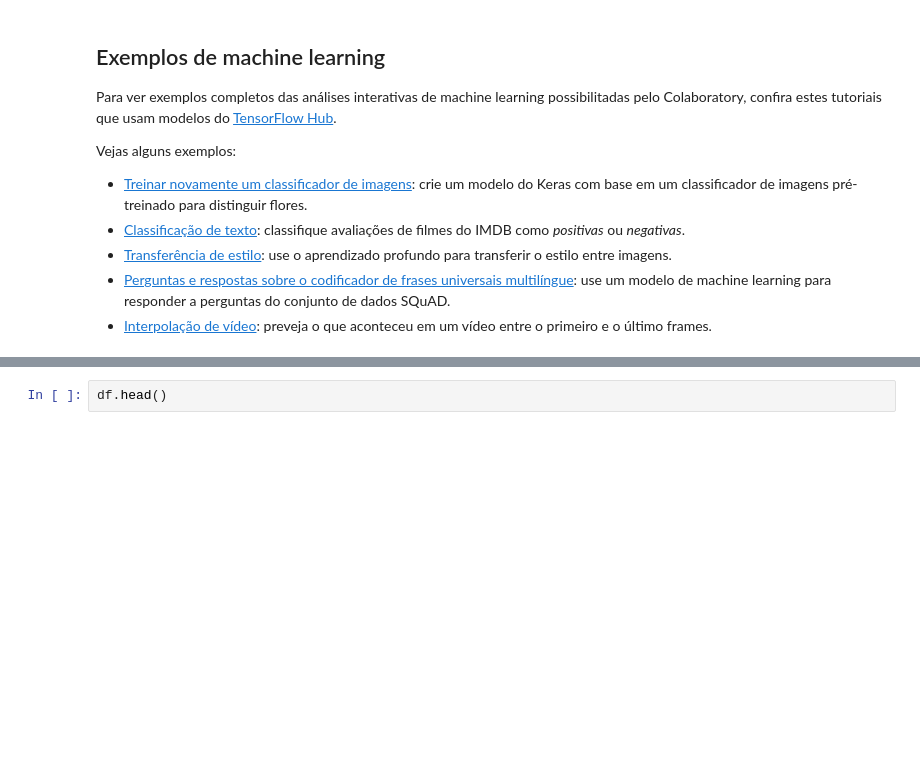
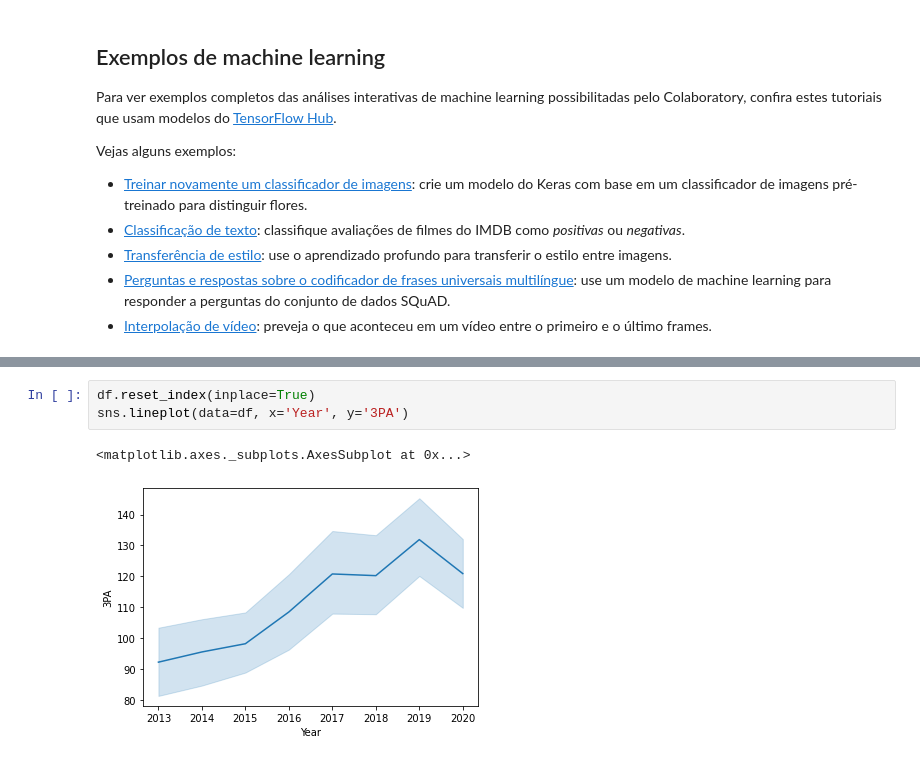
Before and after one commit to smilesrgouveia/Aula, a Jupyter notebook: ArmazenamentodeDados_trilha2.ipynb, the cells around one changed output, grey strips where cells are left out. Drawn from its saved outputs; the diff is of its cells as text; blank space fills up the shorter version.

```diff
--- a/ArmazenamentodeDados_trilha2.ipynb
+++ b/ArmazenamentodeDados_trilha2.ipynb
@@ -178,2 +179,6 @@ ValueError: ignored
-# %%
-df.head()
+# %%
+df.reset_index(inplace=True)
+sns.lineplot(data=df, x='Year', y='3PA')
+# %% [output]
+<matplotlib.axes._subplots.AxesSubplot at 0x...>
+[figure, added]
```
Also changed, not shown: parts of 1 cell of this notebook.
